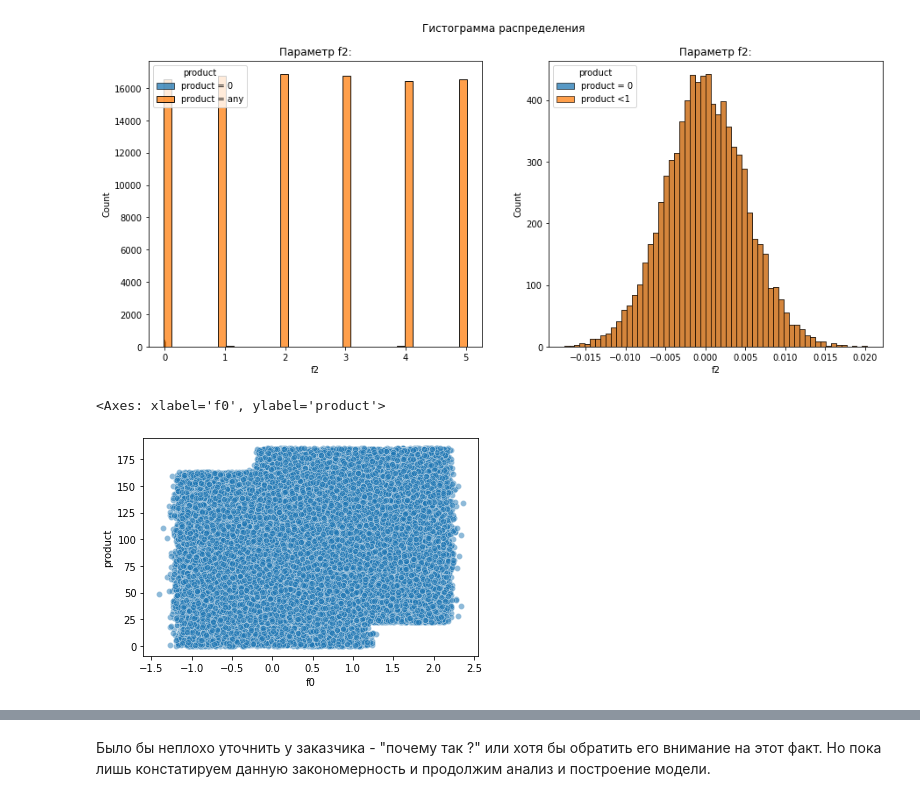
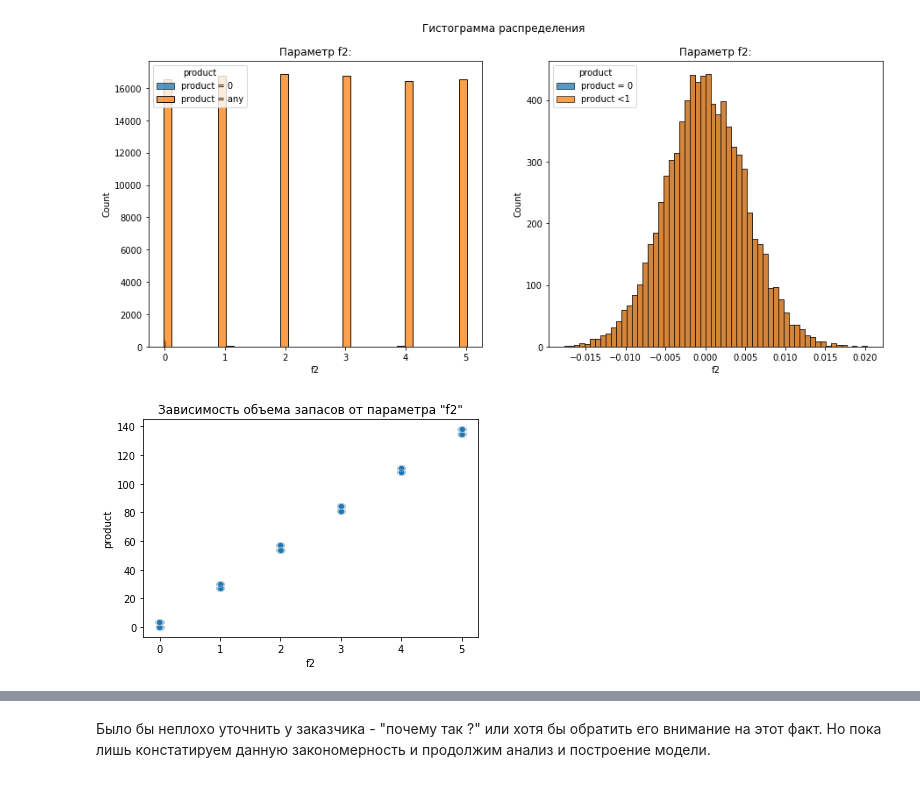
Before and after one commit to MalastowskiNS/-YanXPraKPjcts, a Jupyter notebook: M03P01-OilDerricksLocation/start.ipynb, the cells around one changed output, grey strips where cells are left out. Drawn from its saved outputs; the diff is of its cells as text; code cells hidden in the pictures.

```diff
--- a/M03P01-OilDerricksLocation/start.ipynb
+++ b/M03P01-OilDerricksLocation/start.ipynb
@@ -256,7 +256,8 @@ plt.show()
 # %% [output]
 [figure]
 # %%
-sns.scatterplot(data=derrick1area, x='f0', y='product', alpha=0.5)
+sns.scatterplot(data=derrick2area, x='f2', y='product', alpha=0.5);
+plt.title('Зависимость объема запасов от параметра "f2"')
+plt.show()
 # %% [output]
-<Axes: xlabel='f0', ylabel='product'>
-[figure, old version]
+[figure, new version]
```
Also changed, not shown: parts of 72 cells of this notebook.
